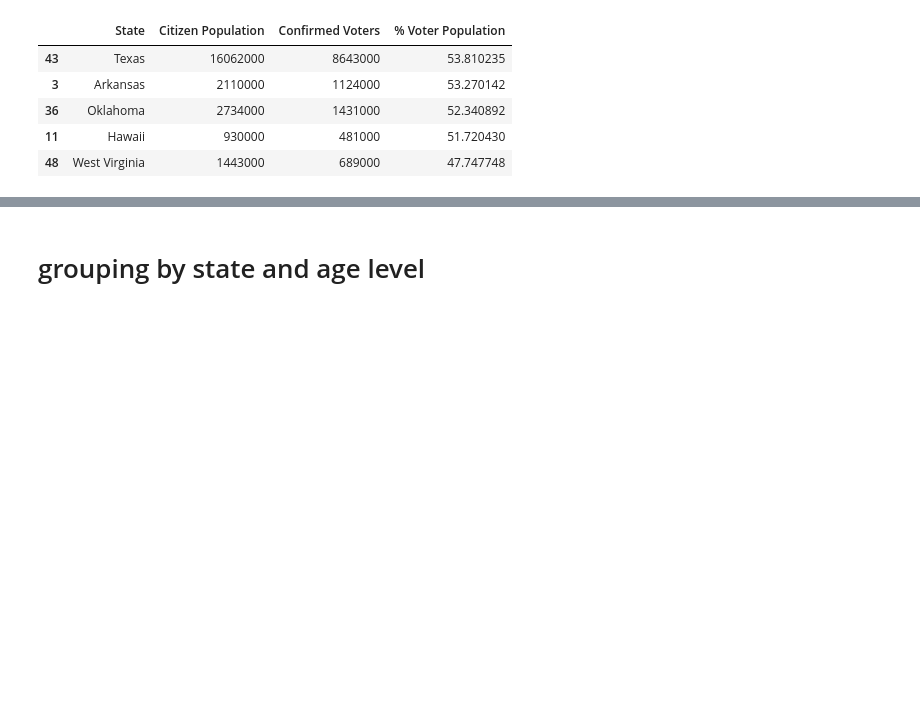
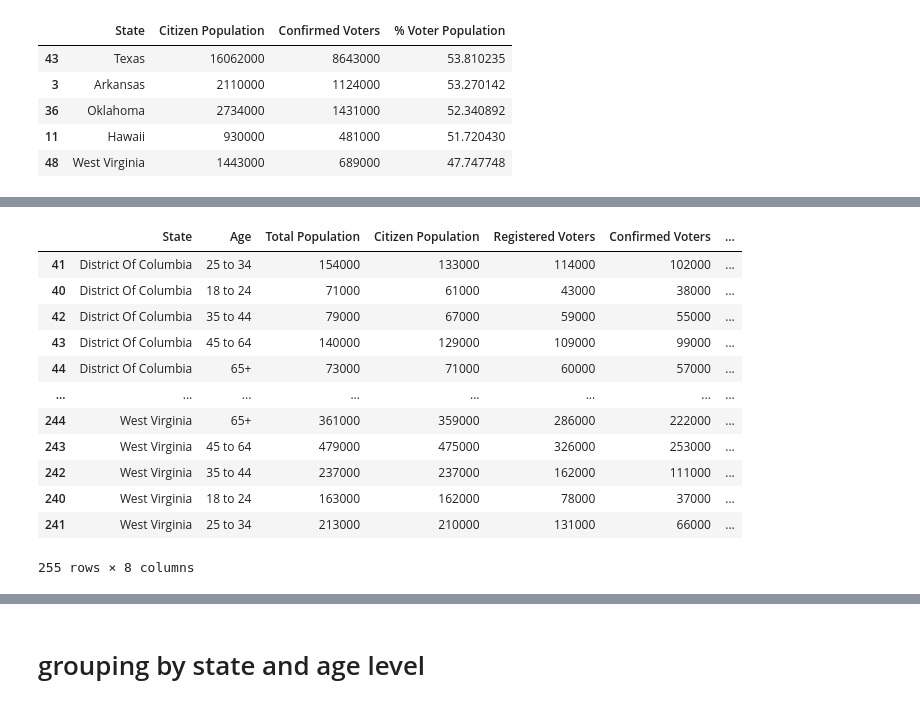
Before and after one commit to JeffreyAsuncion/Data_Analysis_2012_US_Voter_Data, a Jupyter notebook: US_Voter_2012.ipynb, the cells around one changed output, grey strips where cells are left out. Saved outputs shown, nothing was run; the diff lists cells and outputs as text; code cells hidden in the pictures; blank space fills up the shorter version.

```diff
--- a/US_Voter_2012.ipynb
+++ b/US_Voter_2012.ipynb
@@ -146,7 +146,7 @@ df
 | 254 | Wyoming | 65+ | 74000 | 73000 | 61000 | 59000 |
 255 rows × 6 columns
 # %%
-df['% Voter Population'] = df['Confirmed Voters'] / df['Citizen Population'] * 100
+df['% Voter Population - Age_Level'] = df['Confirmed Voters'] / df['Citizen Population'] * 100
 # %%
 df
 # %% [output]
@@ -259,3 +263,7 @@ df_state_level.tail()
 | 36 | Oklahoma | 2734000 | 1431000 | 52.340892 |
 | 11 | Hawaii | 930000 | 481000 | 51.720430 |
 | 48 | West Virginia | 1443000 | 689000 | 47.747748 |
+# %%
+df_state_level_premerge = df_state_level[['State', '% Voter Population']]
+# %%
+df_state_level_premerge = df_state_level_premerge.rename(columns={'% Voter Population':'% Voter Population - State_Level'})
@@ -261,0 +310,3 @@ df_state_level.tail()
+# %%
+merged_df = pd.merge(df, df_state_level_premerge, on='State')
+merged_df
@@ -261,0 +327,16 @@ df_state_level.tail()
+# %%
+merged_df.sort_values('% Voter Population - State_Level', ascending=False)
+# %% [output]
+|  | State | Age | Total Population | Citizen Population | Registered Voters | Confirmed Voters | ... |
+| 41 | District Of Columbia | 25 to 34 | 154000 | 133000 | 114000 | 102000 | ... |
+| 40 | District Of Columbia | 18 to 24 | 71000 | 61000 | 43000 | 38000 | ... |
+| 42 | District Of Columbia | 35 to 44 | 79000 | 67000 | 59000 | 55000 | ... |
+| 43 | District Of Columbia | 45 to 64 | 140000 | 129000 | 109000 | 99000 | ... |
+| 44 | District Of Columbia | 65+ | 73000 | 71000 | 60000 | 57000 | ... |
+| ... | ... | ... | ... | ... | ... | ... | ... |
+| 244 | West Virginia | 65+ | 361000 | 359000 | 286000 | 222000 | ... |
+| 243 | West Virginia | 45 to 64 | 479000 | 475000 | 326000 | 253000 | ... |
+| 242 | West Virginia | 35 to 44 | 237000 | 237000 | 162000 | 111000 | ... |
+| 240 | West Virginia | 18 to 24 | 163000 | 162000 | 78000 | 37000 | ... |
+| 241 | West Virginia | 25 to 34 | 213000 | 210000 | 131000 | 66000 | ... |
+255 rows × 8 columns
```
Also changed, not shown: parts of 22 cells of this notebook.
